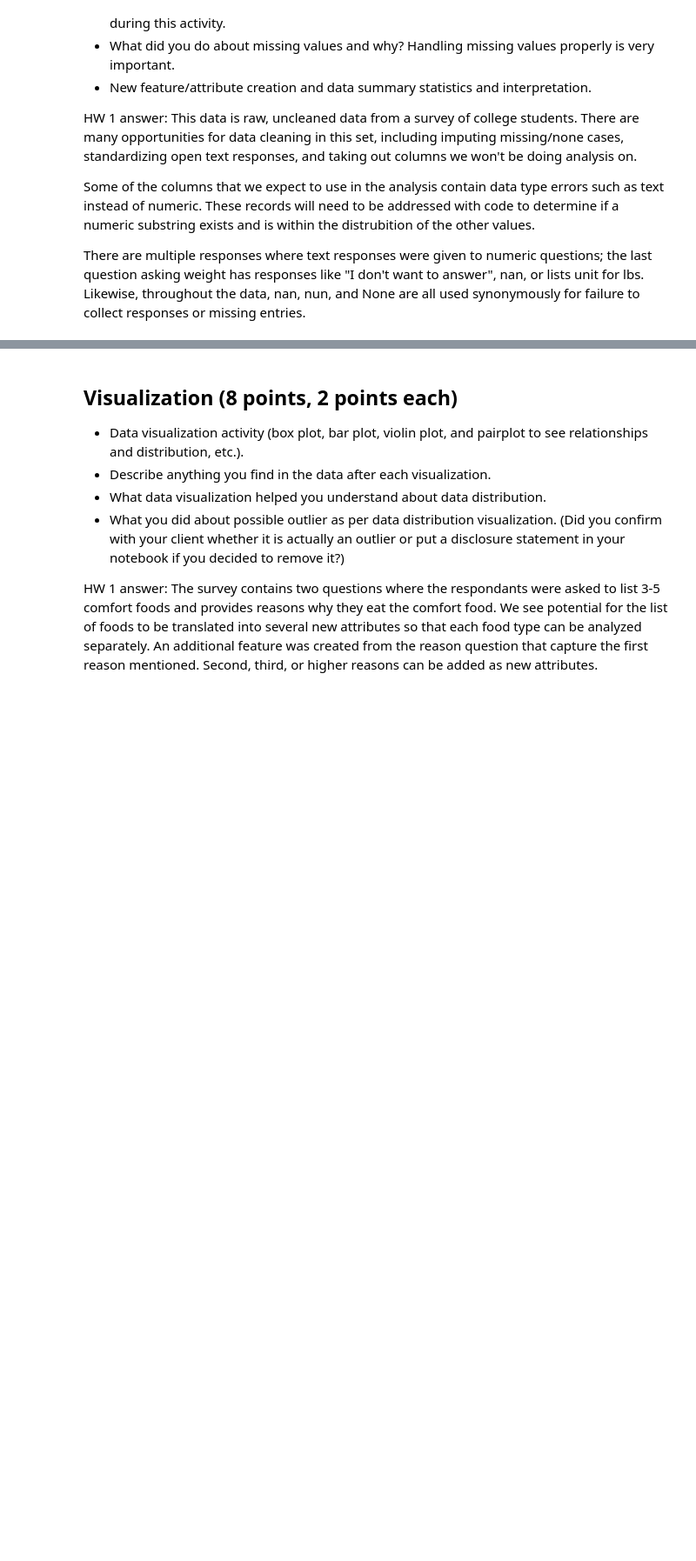
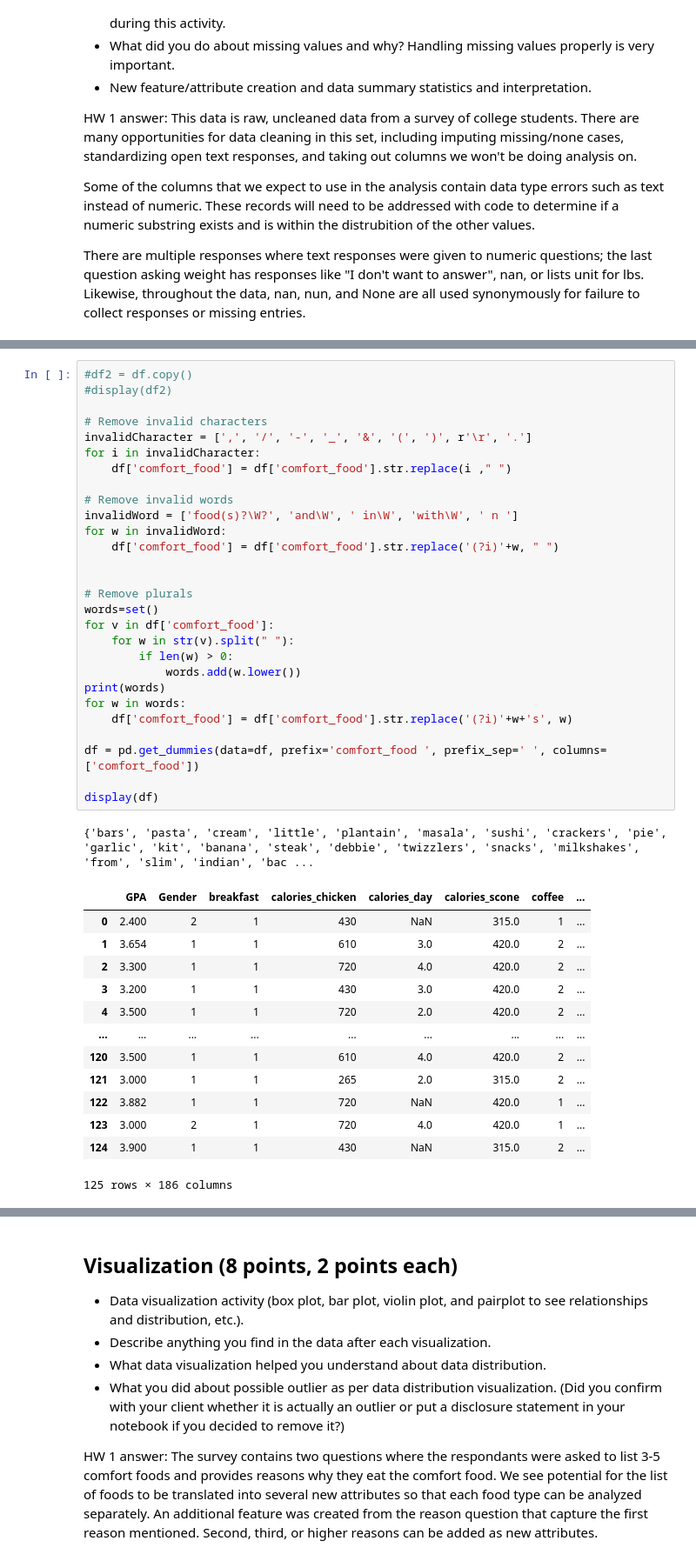
Before and after one commit to cuneom/COMP-4447-Final-Project---Food, a Jupyter notebook: FinalProject.ipynb, the cells around one changed output, grey strips where cells are left out. Shown at 87% size. Saved outputs shown, nothing was run; the diff lists cells and outputs as text; blank space fills up the shorter version.

```diff
--- a/FinalProject.ipynb
+++ b/FinalProject.ipynb
@@ -126,0 +195,43 @@ There are multiple responses where text responses were given to numeric question
+# %%
+#df2 = df.copy()
+#display(df2)
+
+# Remove invalid characters
+invalidCharacter = [',', '/', '-', '_', '&', '(', ')', r'\r', '.']
+for i in invalidCharacter:
+    df['comfort_food'] = df['comfort_food'].str.replace(i ," ")
+
+# Remove invalid words
+invalidWord = ['food(s)?\W?', 'and\W', ' in\W', 'with\W', ' n ']
+for w in invalidWord:
+    df['comfort_food'] = df['comfort_food'].str.replace('(?i)'+w, " ")
+
+
+# Remove plurals
+words=set()
+for v in df['comfort_food']:
+    for w in str(v).split(" "):
+        if len(w) > 0:
+            words.add(w.lower())
+print(words)
+for w in words:
+    df['comfort_food'] = df['comfort_food'].str.replace('(?i)'+w+'s', w)
+
+df = pd.get_dummies(data=df, prefix='comfort_food ', prefix_sep=' ', columns=['comfort_food'])
+
+display(df)
+# %% [output]
+{'bars', 'pasta', 'cream', 'little', 'plantain', 'masala', 'sushi', 'crackers', 'pie', 'garlic', 'kit', 'banana', 'steak', 'debbie', 'twizzlers', 'snacks', 'milkshakes', 'from', 'slim', 'indian', 'bac ...
+|  | GPA | Gender | breakfast | calories_chicken | calories_day | calories_scone | coffee | ... |
+| 0 | 2.400 | 2 | 1 | 430 | NaN | 315.0 | 1 | ... |
+| 1 | 3.654 | 1 | 1 | 610 | 3.0 | 420.0 | 2 | ... |
+| 2 | 3.300 | 1 | 1 | 720 | 4.0 | 420.0 | 2 | ... |
+| 3 | 3.200 | 1 | 1 | 430 | 3.0 | 420.0 | 2 | ... |
+| 4 | 3.500 | 1 | 1 | 720 | 2.0 | 420.0 | 2 | ... |
+| ... | ... | ... | ... | ... | ... | ... | ... | ... |
+| 120 | 3.500 | 1 | 1 | 610 | 4.0 | 420.0 | 2 | ... |
+| 121 | 3.000 | 1 | 1 | 265 | 2.0 | 315.0 | 2 | ... |
+| 122 | 3.882 | 1 | 1 | 720 | NaN | 420.0 | 1 | ... |
+| 123 | 3.000 | 2 | 1 | 720 | 4.0 | 420.0 | 1 | ... |
+| 124 | 3.900 | 1 | 1 | 430 | NaN | 315.0 | 2 | ... |
+125 rows × 186 columns
```
Also changed, not shown: parts of 9 cells of this notebook.
